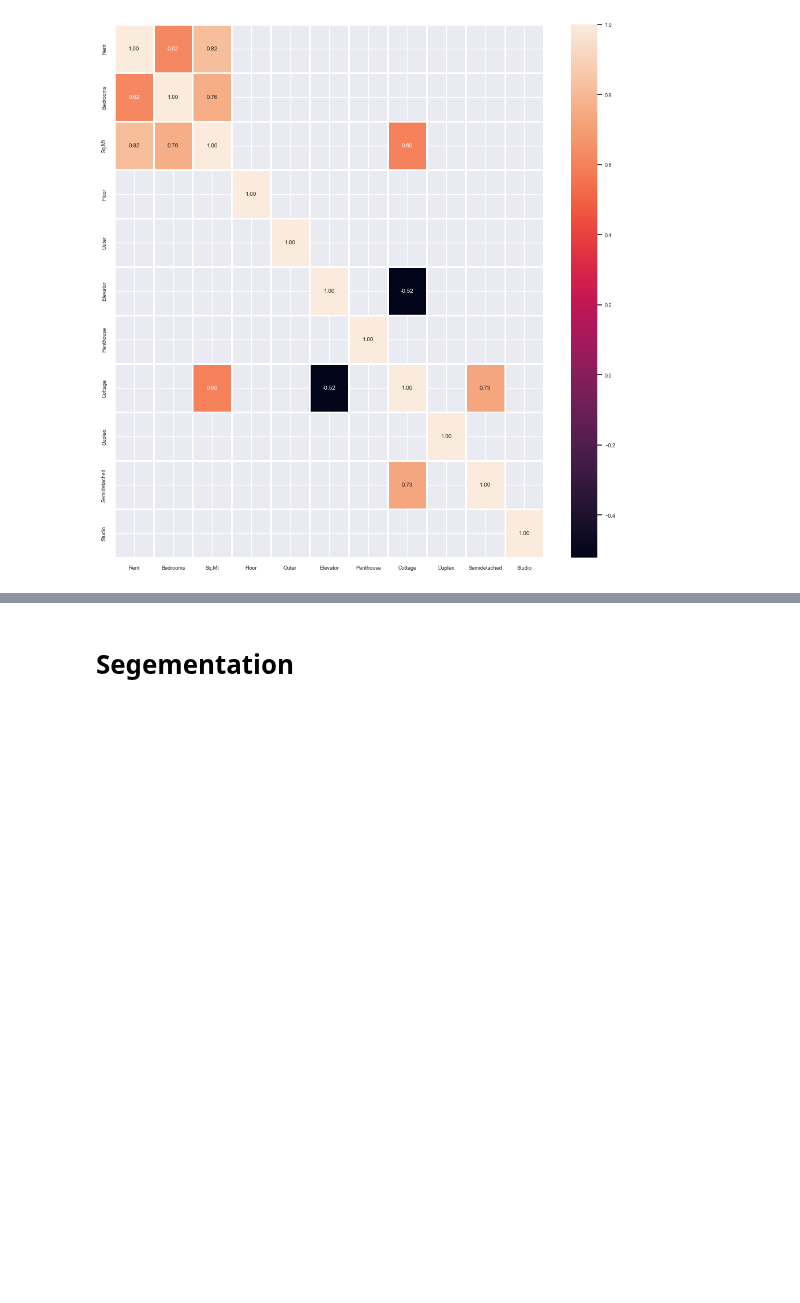
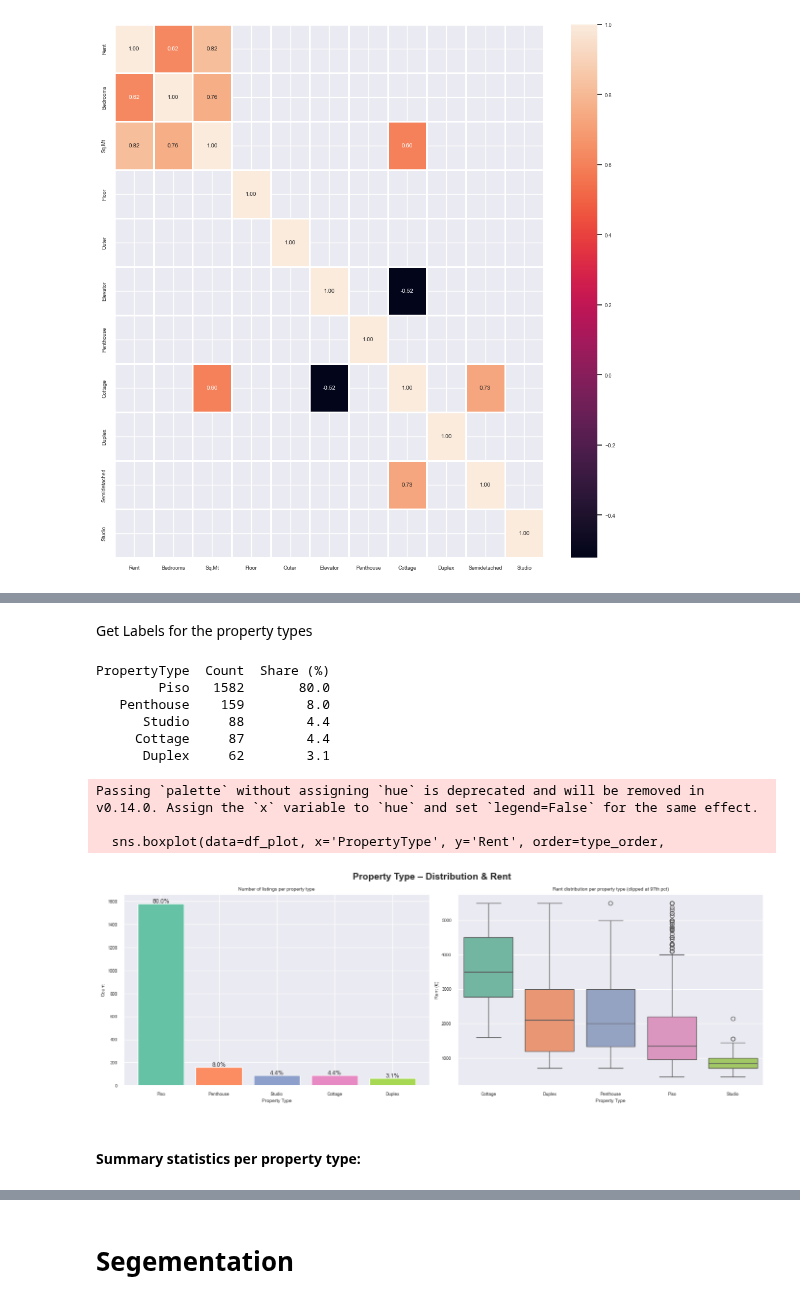
Before and after one commit to JJR9903/IE-MBDS-ML-1-group-project, a Jupyter notebook: notebooks/Group project.ipynb, the cells around one changed output, grey strips where cells are left out. Saved outputs shown, nothing was run; the diff lists cells and outputs as text; code cells hidden in the pictures; blank space fills up the shorter version.

Commit message:
improve EDA and property type Analysis before Segmentation

```diff
--- a/notebooks/Group project.ipynb
+++ b/notebooks/Group project.ipynb
@@ -504,0 +515,57 @@ sns.heatmap(high_corr, annot=True, fmt=".2f", linewidths=1, ax=ax)
+# %% [markdown]
+Get Labels for the property types
+# %%
+def get_property_type(row):
+    if row.get('Penthouse', 0) == 1:    return 'Penthouse'
+    if row.get('Cottage', 0) == 1:      return 'Cottage'
+    if row.get('Duplex', 0) == 1:       return 'Duplex'
+    if row.get('Semidetached', 0) == 1: return 'Semidetached'
+    if row.get('Studio', 0) == 1:       return 'Studio'
+    return 'Piso'
+
+df['PropertyType'] = df.apply(get_property_type, axis=1)
+
+# Count & share per type
+type_counts = df['PropertyType'].value_counts().reset_index()
+type_counts.columns = ['PropertyType', 'Count']
+type_counts['Share (%)'] = (type_counts['Count'] / len(df) * 100).round(1)
+print(type_counts.to_string(index=False))
+# %% [output]
+PropertyType  Count  Share (%)
+        Piso   1582       80.0
+   Penthouse    159        8.0
+      Studio     88        4.4
+     Cottage     87        4.4
+      Duplex     62        3.1
+# %%
+fig, axes = plt.subplots(1, 2, figsize=(14, 5))
+fig.suptitle('Property Type – Distribution & Rent', fontsize=14, fontweight='bold')
+
+# Left – count bar chart
+order = type_counts['PropertyType'].tolist()
+colors = sns.color_palette('Set2', len(order))
+axes[0].bar(type_counts['PropertyType'], type_counts['Count'], color=colors)
+axes[0].set_title('Number of listings per property type')
+axes[0].set_xlabel('Property Type')
+axes[0].set_ylabel('Count')
+for i, (cnt, pct) in enumerate(zip(type_counts['Count'], type_counts['Share (%)'])):
+    axes[0].text(i, cnt + 5, f'{pct}%', ha='center', fontsize=9)
+
+# Right – box plot of rent by property type
+type_order = df.groupby('PropertyType')['Rent'].median().sort_values(ascending=False).index.tolist()
+df_plot = df[df['Rent'] <= df['Rent'].quantile(0.97)]   # clip extreme outliers for readability
+sns.boxplot(data=df_plot, x='PropertyType', y='Rent', order=type_order,
+            palette='Set2', ax=axes[1])
+axes[1].set_title('Rent distribution per property type (clipped at 97th pct)')
+axes[1].set_xlabel('Property Type')
+axes[1].set_ylabel('Rent (€)')
+
+plt.tight_layout()
+plt.show()
+# %% [output]
+Passing `palette` without assigning `hue` is deprecated and will be removed in v0.14.0. Assign the `x` variable to `hue` and set `legend=False` for the same effect.
+
+  sns.boxplot(data=df_plot, x='PropertyType', y='Rent', order=type_order,
+[figure, added]
+# %% [markdown]
+#### Summary statistics per property type:
```
Also changed, not shown: parts of 32 cells of this notebook.
